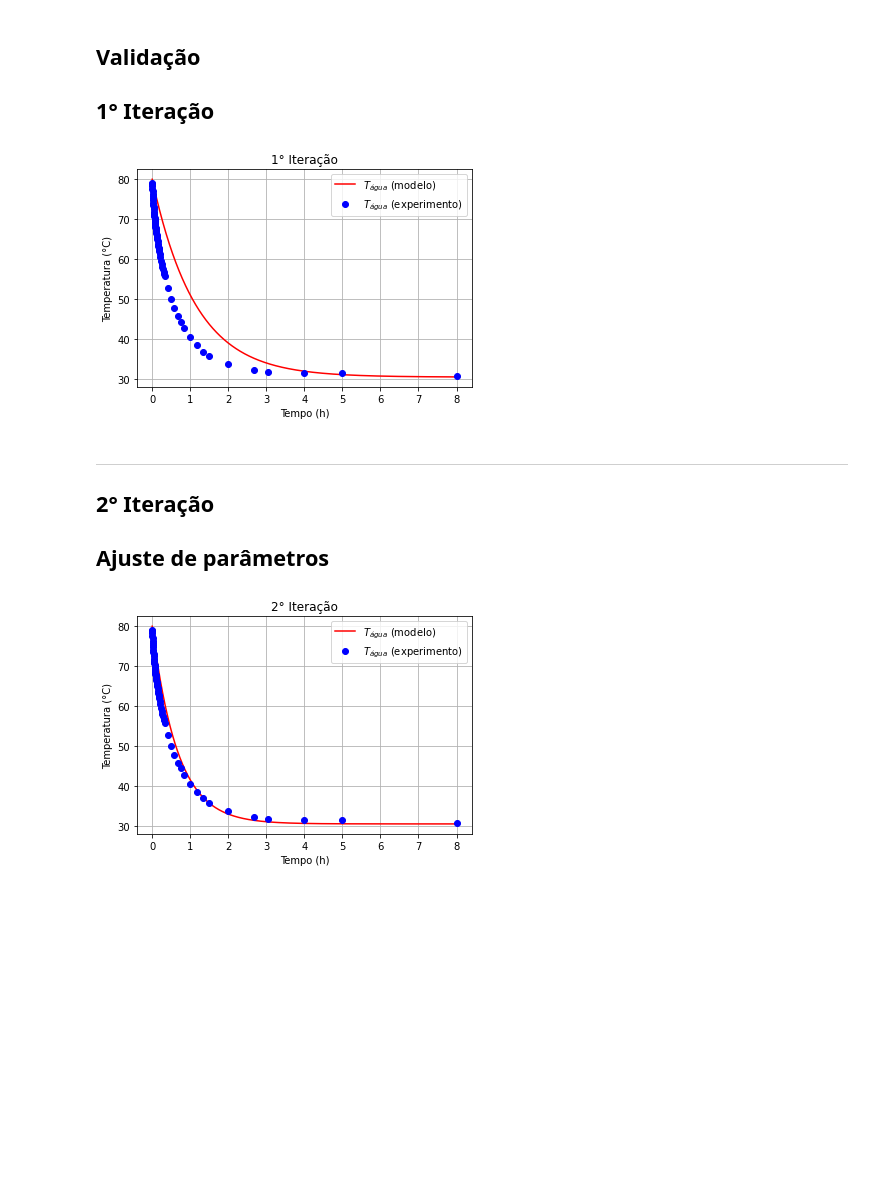
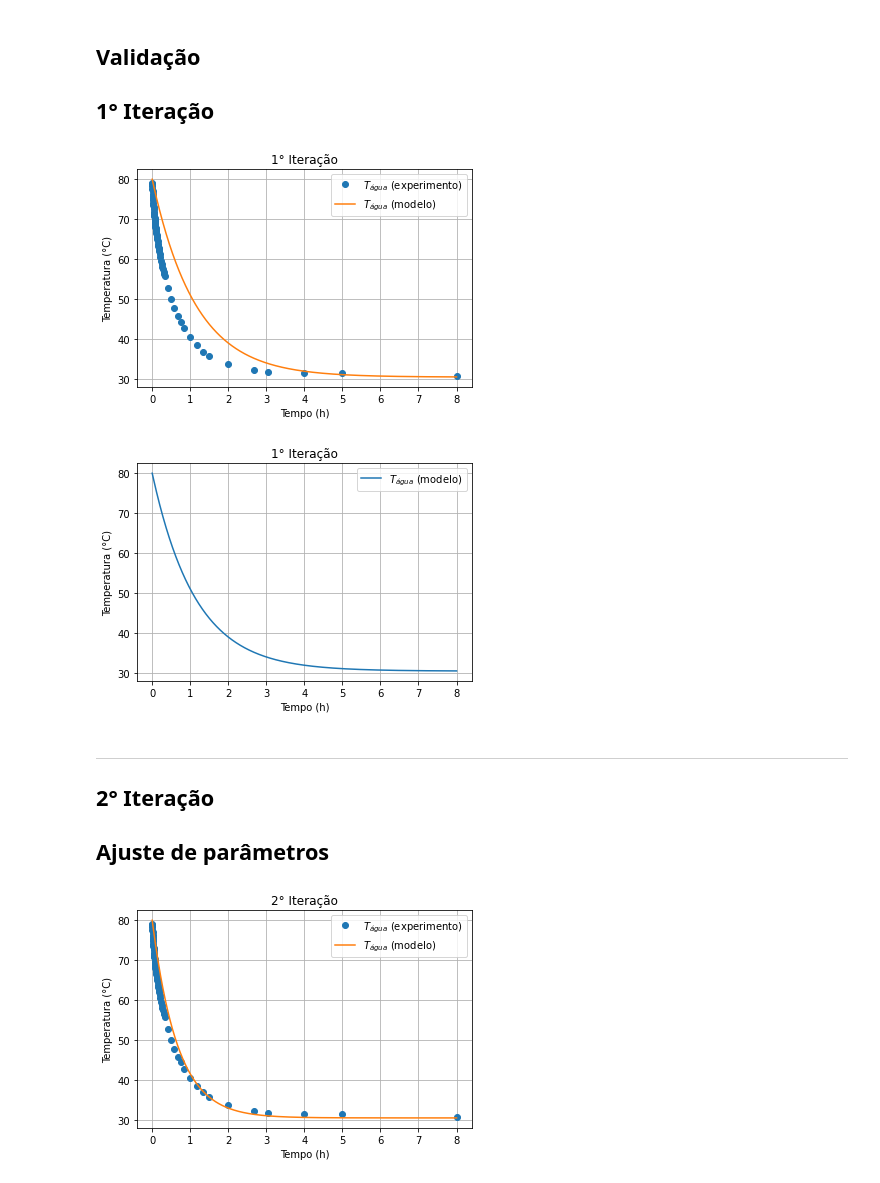
Before and after one commit to pedroivoal/Modsim-P2, a Jupyter notebook: arq3.ipynb, the cells around one changed output. Saved outputs shown, nothing was run; the diff lists cells and outputs as text; code cells hidden in the pictures; blank space fills up the shorter version.

```diff
--- a/arq3.ipynb
+++ b/arq3.ipynb
@@ -97,31 +97,46 @@ def modelo (x, t):
 # %%
 # Lista tempo
 t_lista = np.arange(0, 28800, 1)
 
 # Condições iniciais
 x0 = [Ta, Tr]
 
 # Resolução numérica
 x = odeint(modelo, x0, t_lista)
 Ta_lista = x[:,0]-273.15
 Tr_lista = x[:,1]-273.15
 
+# Variável que guarda gráfico
 validacao1, ax = plt.subplots()
 
 # Plota gráficos
-plt.plot(t_lista/3600, Ta_lista, 'r', label = '$T_{água}$ (modelo)')
-# plt.plot(t_lista/3600, Tr_lista, label = '$T_{recipiente}$ (modelo)')
-plt.plot(lista_t_exp, lista_Ta_exp, 'bo', label = '$T_{água}$ (experimento)')
+plt.plot(lista_t_exp, lista_Ta_exp, 'o', label = '$T_{água}$ (experimento)')
+plt.plot(t_lista/3600, Ta_lista, '', label = '$T_{água}$ (modelo)')
 plt.title('1° Iteração')
 plt.ylabel('Temperatura (°C)')
 plt.xlabel('Tempo (h)')
 plt.legend()
 plt.grid(True)
 plt.show()
+# Cria arquivo png com o gráfico no PC
+validacao1.savefig('2.Validação1.png',  format = 'png', dpi = 1200)
 
-validacao1.savefig('2.Validação1.png',  format = 'png', dpi = 1200)
+# Variável que guarda gráfico
+modelo1, ax = plt.subplots()
+
+# Plota gráfico somente para apresentação
+plt.plot(t_lista/3600, Ta_lista, '', label = '$T_{água}$ (modelo)')
+plt.title('1° Iteração')
+plt.ylabel('Temperatura (°C)')
+plt.xlabel('Tempo (h)')
+plt.legend()
+plt.grid(True)
+plt.show()
+# Cria arquivo png com o gráfico no PC
+modelo1.savefig('0.modelo1.png',  format = 'png', dpi = 1200)
 # %% [output]
-[figure, old version]
+[figure, new version]
+[figure, added]
 # %% [markdown]
 ----
 ## 2° Iteração
@@ -137,18 +152,18 @@ x = odeint(modelo, x0, t_lista)
 Ta_lista = x[:,0]-273.15
 Tr_lista = x[:,1]-273.15
 
+# Variável que guarda gráfico
+validacao2, ax = plt.subplots()
 # Plota gráficos
-validacao2, ax = plt.subplots()
-
-plt.plot(t_lista/3600, Ta_lista, 'r', label = '$T_{água}$ (modelo)')
-plt.plot(lista_t_exp, lista_Ta_exp, 'bo', label = '$T_{água}$ (experimento)')
+plt.plot(lista_t_exp, lista_Ta_exp, 'o', label = '$T_{água}$ (experimento)')
+plt.plot(t_lista/3600, Ta_lista, '', label = '$T_{água}$ (modelo)')
 plt.title('2° Iteração')
 plt.ylabel('Temperatura (°C)')
 plt.xlabel('Tempo (h)')
 plt.legend()
 plt.grid(True)
 plt.show()
-
+# Cria arquivo png com o gráfico no PC
 validacao2.savefig('3.Validação2.png',  format = 'png', dpi = 1200)
 # %% [output]
-[figure, old version]
+[figure, new version]
```
Also changed, not shown: parts of 8 cells of this notebook, 2 other files.
